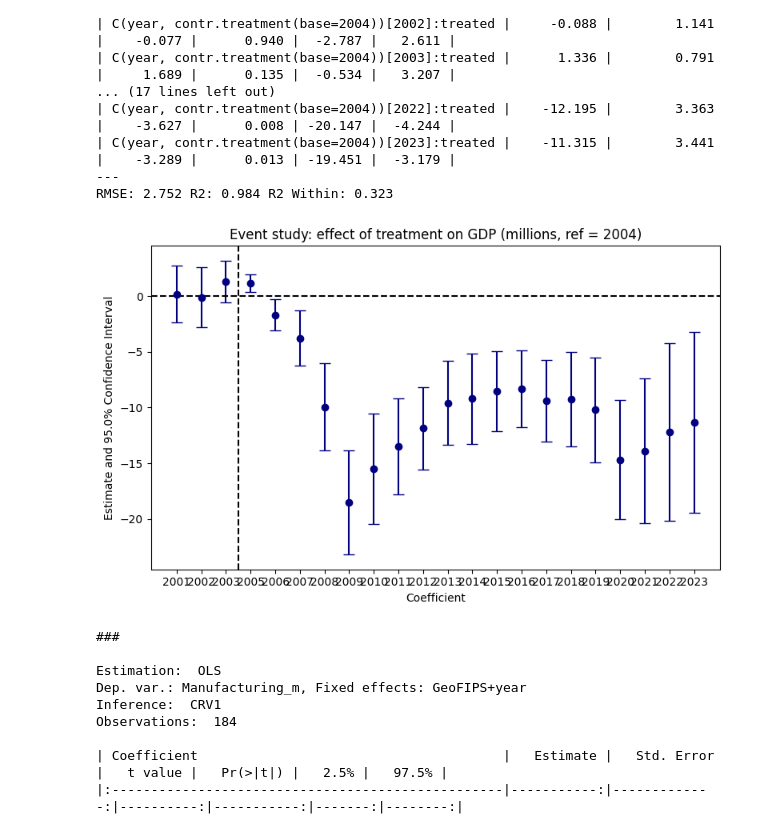
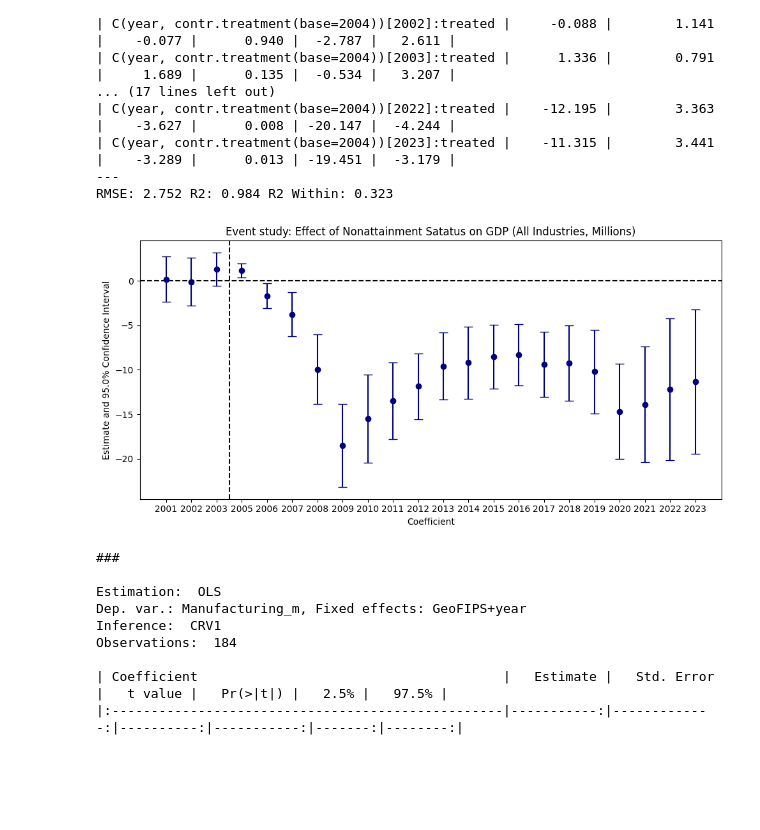
Before and after one commit to wren17/epa_greenbook_project, a Jupyter notebook: analysis.ipynb, the cells around one changed output. Saved outputs shown, nothing was run; the diff lists cells and outputs as text; code cells hidden in the pictures; blank space fills up the shorter version.

Commit message:
More TWFE

```diff
--- a/analysis.ipynb
+++ b/analysis.ipynb
@@ -322,6 +322,7 @@ plt.show()
 ## TWFE Model
 # %%
 model_df = hubs_gdp[['Manufacturing', 'gdp_all', 'D', 'year', 'GeoFIPS', "treated"]].dropna().copy()
+model_df["twfe_year"] = model_df["year"] - 2005
 model_df['gdp_m'] = model_df['gdp_all'] / 1_000_000
 model_df['Manufacturing_m'] = model_df['Manufacturing'] / 1_000_000
 
@@ -351,19 +352,16 @@ Observations:  184
 ---
 RMSE: 2.752 R2: 0.984 R2 Within: 0.323
 # %%
-from pyfixest.report.utils import rename_categoricals
-labels = rename_categoricals(gdp_twfe._coefnames, template="{value_int}")
-
 gdp_twfe.iplot(
     coord_flip=False,
-    figsize=(8, 5),
+    figsize=(10, 5),
     yintercept=0,
     cat_template="{value_int}",
     xintercept=2.5,
-    title="Event study: effect of treatment on GDP (millions, ref = 2004)",
+    title="Event study: Effect of Nonattainment Satatus on GDP (All Industries, Millions)",
 )
 # %% [output]
-[figure, old version]
+[figure, new version]
 # %%
 manu_twfe = pf.feols(
     "Manufacturing_m ~ i(year, treated,  ref = 2004) | GeoFIPS + year",
```
Also changed, not shown: parts of 2 cells of this notebook.
